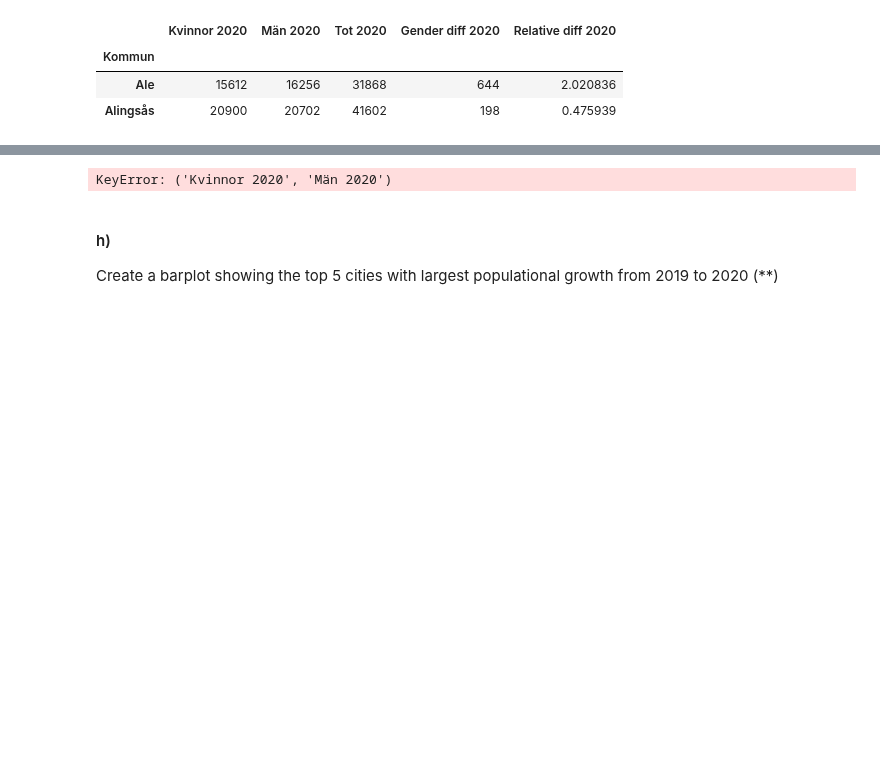
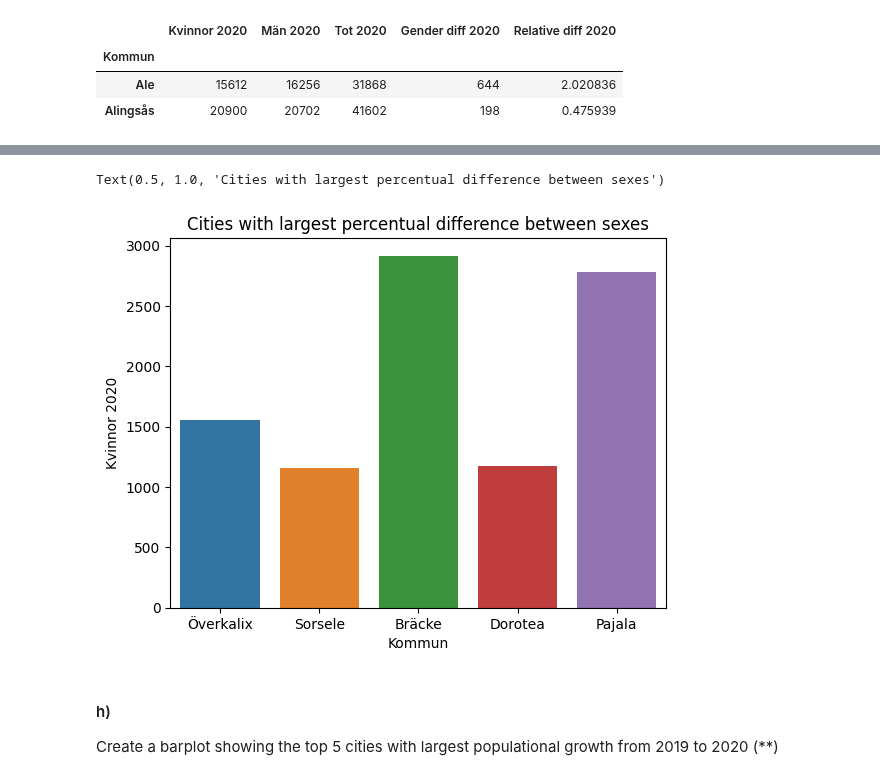
Before and after one commit to DorotaBjoorn/Databehandling-Dorota-Bjoorn, a Jupyter notebook: Excercises/Ex00_pandas_basics.ipynb, the cells around one changed output, grey strips where cells are left out. Cells and saved outputs as stored; diff of their text form; code cells hidden in the pictures; blank space fills up the shorter version.

```diff
--- a/Excercises/Ex00_pandas_basics.ipynb
+++ b/Excercises/Ex00_pandas_basics.ipynb
@@ -550,18 +542,17 @@ df_fem_male_for_g_sorted.tail(5)
 # %%
 import matplotlib.pyplot as plt
 import seaborn as sns
 
-sns.barplot(data = df_fem_male_for_g_sorted.tail(5)["Kvinnor 2020", "Män 2020"], x = "Kommun", y = "Tot 2020")
-plt.title("Title bla bla bla")
+sns.barplot(data = df_fem_male_for_g_sorted.tail(5), x = "Kommun", y = "Kvinnor 2020")
+plt.title("Cities with largest percentual difference between sexes")
 
 
-#???????????????? Varför går det inte att plotta?????????????????
-#???????????????? Hur indikera att ska plotta Kvinnor 2020, Män 2020 för varje kommun???????????????
-#?????????????? Skall x och y motsvara kolumnnamn? i detta fall Kommun och Tot 2020?????????????????
-#???????????????? Hur sätter jag titel???????????????????????
+
+#???????????????? Hur indikera att ska plotta Kvinnor 2020 och Män 2020 för varje kommun eftersom de nu har olika kolumner så hue funkar ej??????
 #??????????? När skall jag använda plt och när sns?????????????????????
 # %% [output]
-KeyError: ('Kvinnor 2020', 'Män 2020')
+Text(0.5, 1.0, 'Cities with largest percentual difference between sexes')
+[figure, added]
 # %% [markdown]
 #### h)
 Create a barplot showing the top 5 cities with largest populational growth from 2019 to 2020 (**)
```
Also changed, not shown: parts of 4 cells of this notebook.
